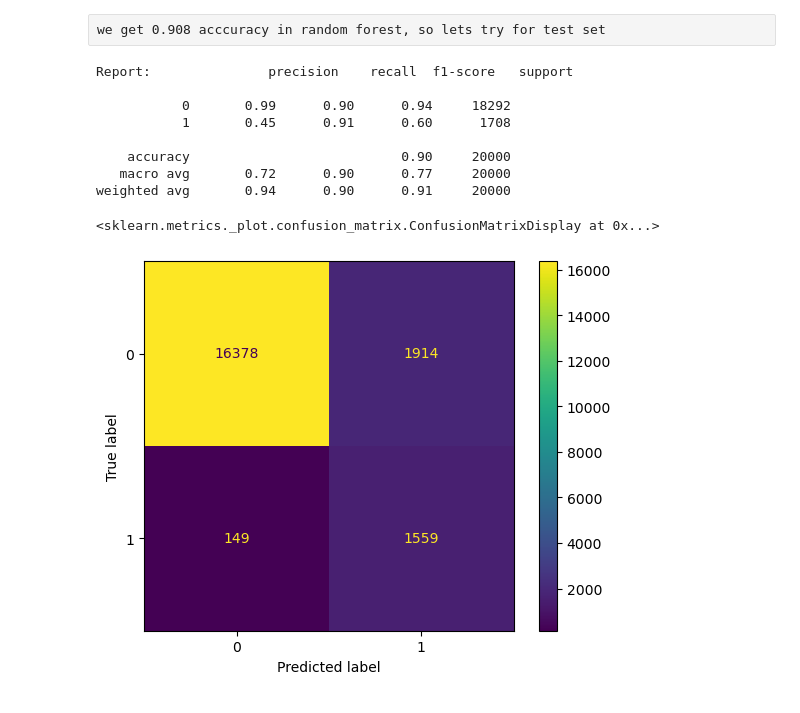
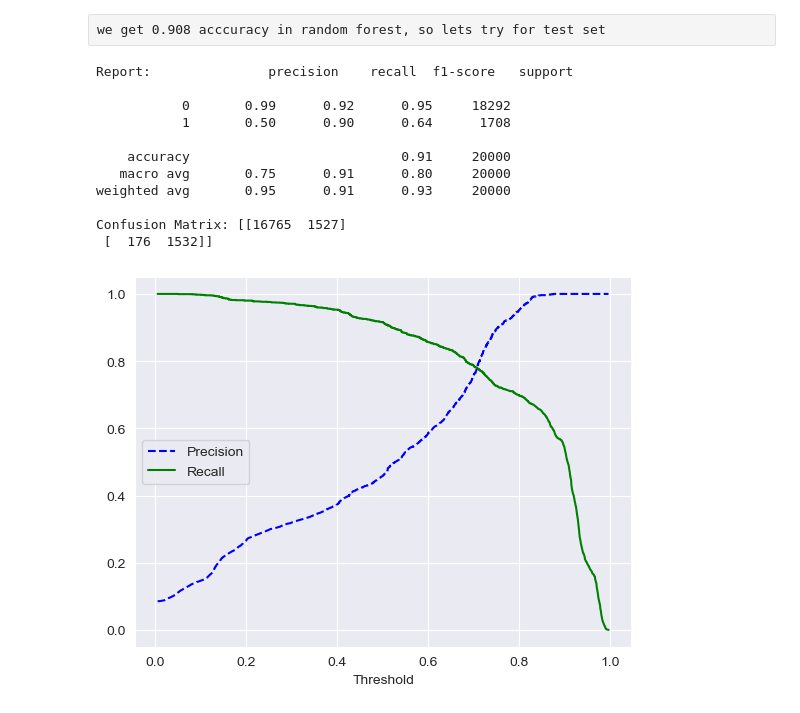
Before and after one commit to Anush72/Data_Science, a Jupyter notebook: Diabetes Projects/Diabetes_Prediction.ipynb, the cells around one changed output. Drawn from its saved outputs; the diff is of its cells as text; code cells hidden in the pictures.

Commit message:
'Changing the Threshold for precision recall tradeoff'

```diff
--- a/Diabetes Projects/Diabetes_Prediction.ipynb
+++ b/Diabetes Projects/Diabetes_Prediction.ipynb
@@ -275,15 +277,40 @@ we get 0.908 acccuracy in random forest, so lets try for test set
 y_pred = model.predict(X_test)
 report = classification_report(y_test,y_pred)
 print(f'Report: {report}')
-ConfusionMatrixDisplay.from_estimator(model,X_test,y_test)
+cm = confusion_matrix(y_test,y_pred)
+print(f'Confusion Matrix: {cm}')
 # %% [output]
 Report:               precision    recall  f1-score   support
 
-           0       0.99      0.90      0.94     18292
-           1       0.45      0.91      0.60      1708
+           0       0.99      0.92      0.95     18292
+           1       0.50      0.90      0.64      1708
 
-    accuracy                           0.90     20000
-   macro avg       0.72      0.90      0.77     20000
-weighted avg       0.94      0.90      0.91     20000
+    accuracy                           0.91     20000
+   macro avg       0.75      0.91      0.80     20000
+weighted avg       0.95      0.91      0.93     20000
+
+Confusion Matrix: [[16765  1527]
+ [  176  1532]]
-<sklearn.metrics._plot.confusion_matrix.ConfusionMatrixDisplay at 0x...>
-[figure, removed]
+# %%
+from sklearn.metrics import precision_recall_curve, confusion_matrix, classification_report
+
+# Fit your model
+model = RandomForestClassifier(n_estimators=100,criterion='gini',class_weight='balanced',max_depth=7)
+# model = AdaBoostClassifier()
+model.fit(X_train, y_train)
+
+# Predict probabilities
+y_scores = model.predict_proba(X_test)[:, 1]  # Probability for class 1
+
+# Plot Precision-Recall Curve
+precisions, recalls, thresholds = precision_recall_curve(y_test, y_scores)
+
+import matplotlib.pyplot as plt
+plt.plot(thresholds, precisions[:-1], 'b--', label='Precision')
+plt.plot(thresholds, recalls[:-1], 'g-', label='Recall')
+plt.xlabel('Threshold')
+plt.legend()
+plt.grid(True)
+plt.show()
+# %% [output]
+[figure, added]
```
Also changed, not shown: parts of 16 cells of this notebook.
